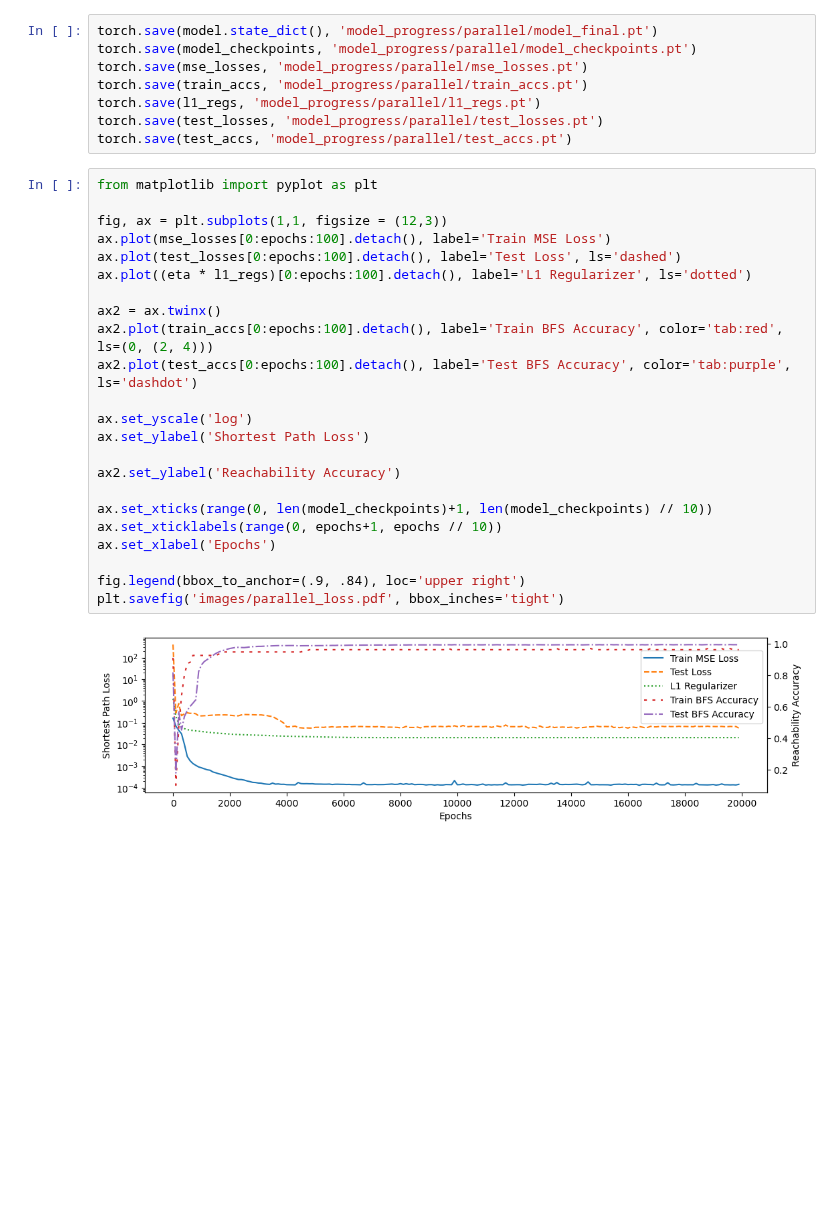
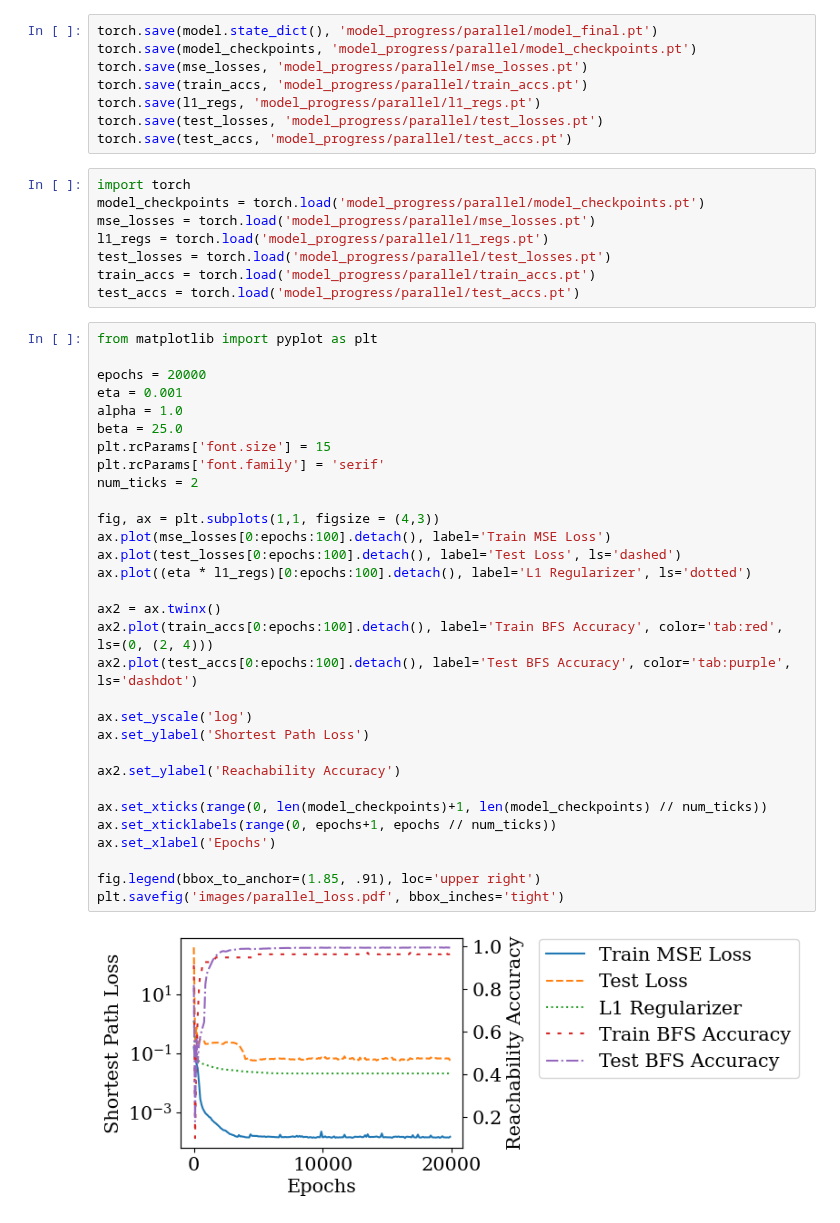
Before and after one commit to pnnl/MINAR, a Jupyter notebook: train_gnn_parallel.ipynb, the cells around one changed output. Cells and saved outputs as stored; diff of their text form; blank space fills up the shorter version.

```diff
--- a/train_gnn_parallel.ipynb
+++ b/train_gnn_parallel.ipynb
@@ -119,31 +119,47 @@ torch.save(train_accs, 'model_progress/parallel/train_accs.pt')
 torch.save(l1_regs, 'model_progress/parallel/l1_regs.pt')
 torch.save(test_losses, 'model_progress/parallel/test_losses.pt')
 torch.save(test_accs, 'model_progress/parallel/test_accs.pt')
+# %%
+import torch
+model_checkpoints = torch.load('model_progress/parallel/model_checkpoints.pt')
+mse_losses = torch.load('model_progress/parallel/mse_losses.pt')
+l1_regs = torch.load('model_progress/parallel/l1_regs.pt')
+test_losses = torch.load('model_progress/parallel/test_losses.pt')
+train_accs = torch.load('model_progress/parallel/train_accs.pt')
+test_accs = torch.load('model_progress/parallel/test_accs.pt')
 # %%
 from matplotlib import pyplot as plt
 
-fig, ax = plt.subplots(1,1, figsize = (12,3))
+epochs = 20000
+eta = 0.001
+alpha = 1.0
+beta = 25.0
+plt.rcParams['font.size'] = 15
+plt.rcParams['font.family'] = 'serif'
+num_ticks = 2
+
+fig, ax = plt.subplots(1,1, figsize = (4,3))
 ax.plot(mse_losses[0:epochs:100].detach(), label='Train MSE Loss')
 ax.plot(test_losses[0:epochs:100].detach(), label='Test Loss', ls='dashed')
 ax.plot((eta * l1_regs)[0:epochs:100].detach(), label='L1 Regularizer', ls='dotted')
 
 ax2 = ax.twinx()
 ax2.plot(train_accs[0:epochs:100].detach(), label='Train BFS Accuracy', color='tab:red', ls=(0, (2, 4)))
 ax2.plot(test_accs[0:epochs:100].detach(), label='Test BFS Accuracy', color='tab:purple', ls='dashdot')
 
 ax.set_yscale('log')
 ax.set_ylabel('Shortest Path Loss')
 
 ax2.set_ylabel('Reachability Accuracy')
 
-ax.set_xticks(range(0, len(model_checkpoints)+1, len(model_checkpoints) // 10))
-ax.set_xticklabels(range(0, epochs+1, epochs // 10))
+ax.set_xticks(range(0, len(model_checkpoints)+1, len(model_checkpoints) // num_ticks))
+ax.set_xticklabels(range(0, epochs+1, epochs // num_ticks))
 ax.set_xlabel('Epochs')
 
-fig.legend(bbox_to_anchor=(.9, .84), loc='upper right')
+fig.legend(bbox_to_anchor=(1.85, .91), loc='upper right')
 plt.savefig('images/parallel_loss.pdf', bbox_inches='tight')
 # %% [output]
-[figure, old version]
+[figure, new version]
 # %%
 node_weights_0 = torch.empty((len(model_checkpoints),
                          len(model.state_dict()['convs.0.agg_mlp.lins.0.weight'][:,:-1].flatten())
```
Also changed, not shown: parts of 1 cell of this notebook, 19 other files.
